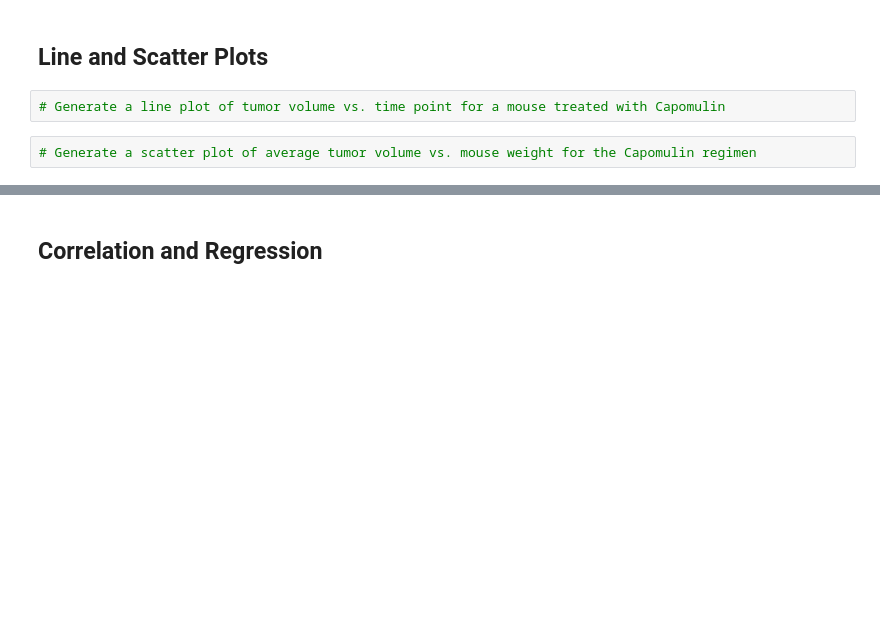
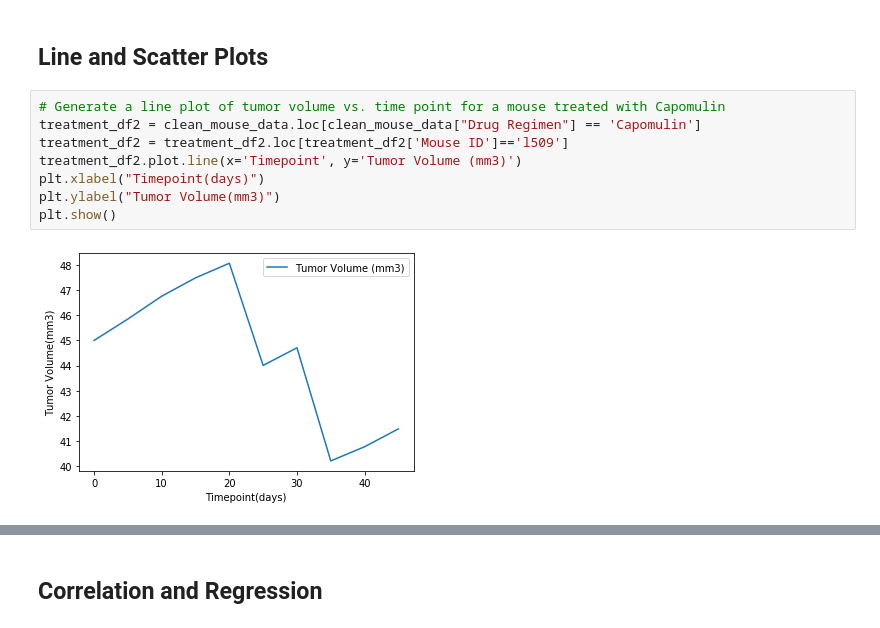
Before and after one commit to joshuasamuel4825/matplotlib-challenge, a Jupyter notebook: Pymaceuticals/pymaceuticals_starter.ipynb, the cells around one changed output, grey strips where cells are left out. Drawn from its saved outputs; the diff is of its cells as text; blank space fills up the shorter version.

```diff
--- a/Pymaceuticals/pymaceuticals_starter.ipynb
+++ b/Pymaceuticals/pymaceuticals_starter.ipynb
@@ -223,5 +290,11 @@ for treatment in treatment_list:
 ## Line and Scatter Plots
 # %%
 # Generate a line plot of tumor volume vs. time point for a mouse treated with Capomulin
+treatment_df2 = clean_mouse_data.loc[clean_mouse_data["Drug Regimen"] == 'Capomulin']
+treatment_df2 = treatment_df2.loc[treatment_df2['Mouse ID']=='l509']
+treatment_df2.plot.line(x='Timepoint', y='Tumor Volume (mm3)')
+plt.xlabel("Timepoint(days)")
+plt.ylabel("Tumor Volume(mm3)")
+plt.show()
+# %% [output]
+[figure, added]
-# %%
-# Generate a scatter plot of average tumor volume vs. mouse weight for the Capomulin regimen
```
Also changed, not shown: parts of 11 cells of this notebook.
